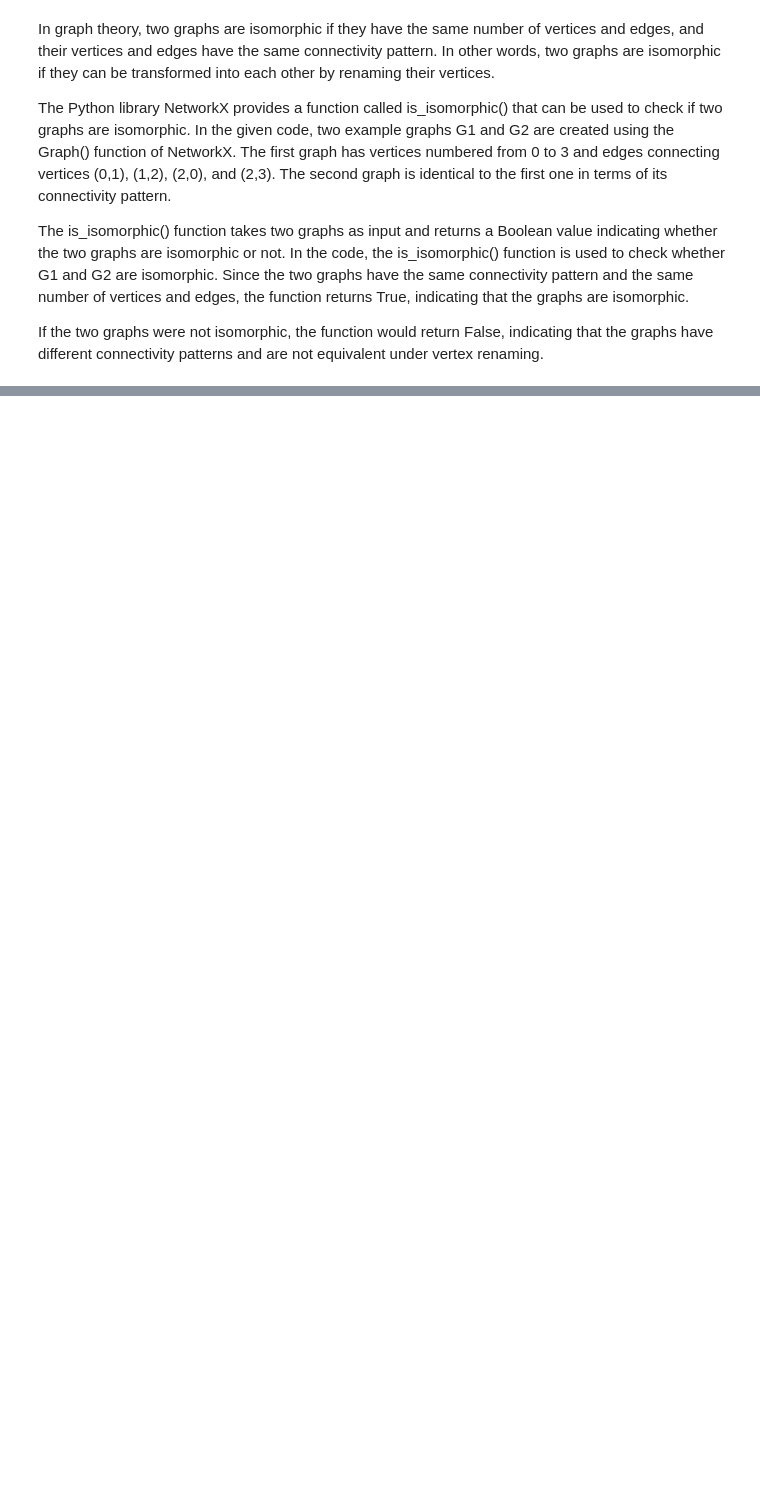
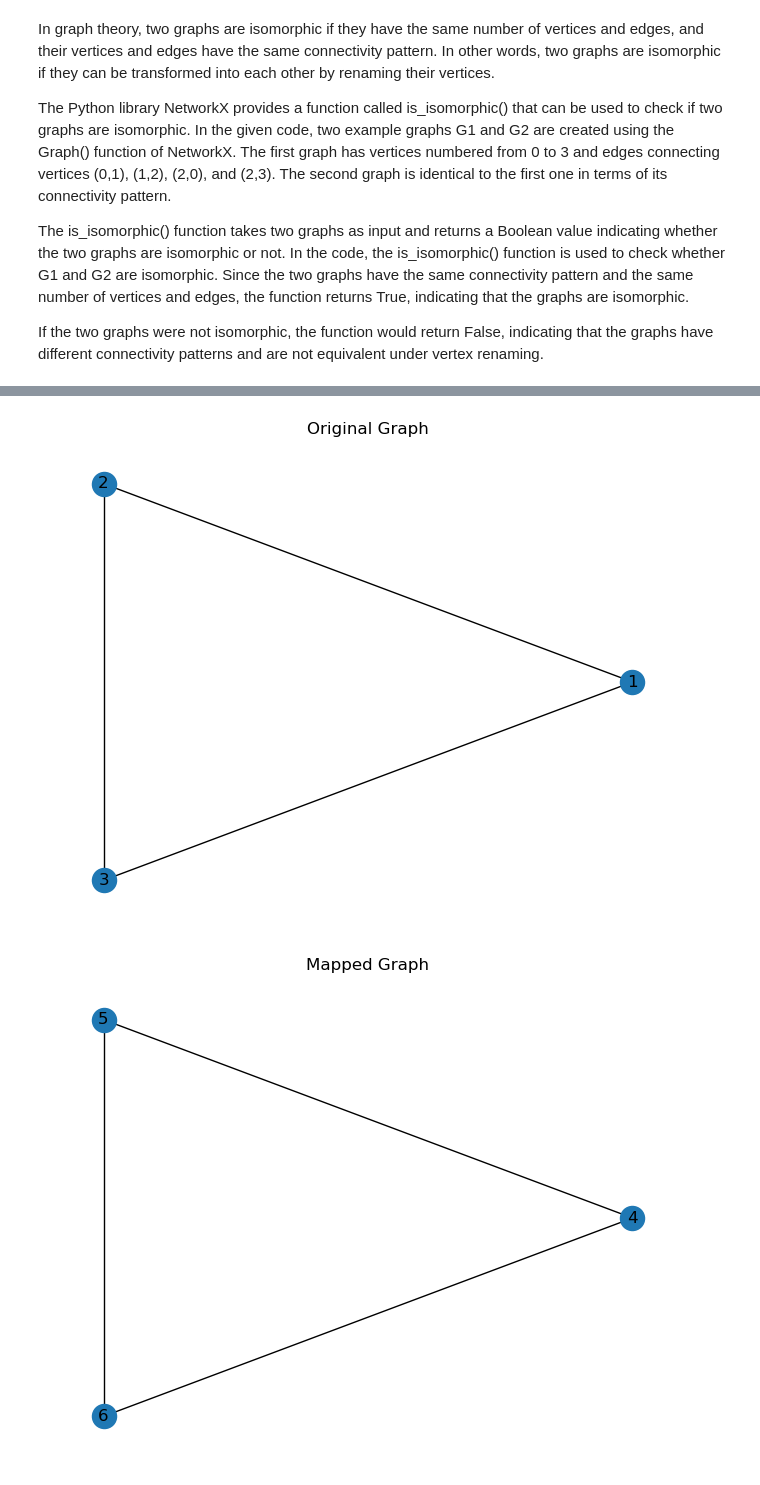
Before and after one commit to Juice234/Graph_theory, a Jupyter notebook: graph_isomorphism.ipynb, the cells around one changed output, grey strips where cells are left out. Drawn from its saved outputs; the diff is of its cells as text; code cells hidden in the pictures; blank space fills up the shorter version.

```diff
--- a/graph_isomorphism.ipynb
+++ b/graph_isomorphism.ipynb
@@ -64,0 +129,31 @@ Graphs are not isomorphic
+# %%
+import networkx as nx
+import matplotlib.pyplot as plt
+
+# Define two sets
+set1 = [1, 2, 3]
+set2 = [4, 5, 6]
+
+# Define the bijection between the two sets
+bijection = {1: 4, 2: 5, 3: 6}
+
+# Create an example graph
+G = nx.Graph([(1,2),(2,3),(3,1)])
+
+# Apply the bijection to the graph
+G_mapped = nx.relabel_nodes(G, bijection)
+
+# Draw the original graph
+pos = nx.circular_layout(G)
+nx.draw(G, pos, with_labels=True)
+plt.title('Original Graph')
+plt.show()
+
+# Draw the mapped graph
+pos_mapped = nx.circular_layout(G_mapped)
+nx.draw(G_mapped, pos_mapped, with_labels=True)
+plt.title('Mapped Graph')
+plt.show()
+# %% [output]
+[figure, added]
+[figure, added]
```
Also changed, not shown: parts of 6 cells of this notebook.
